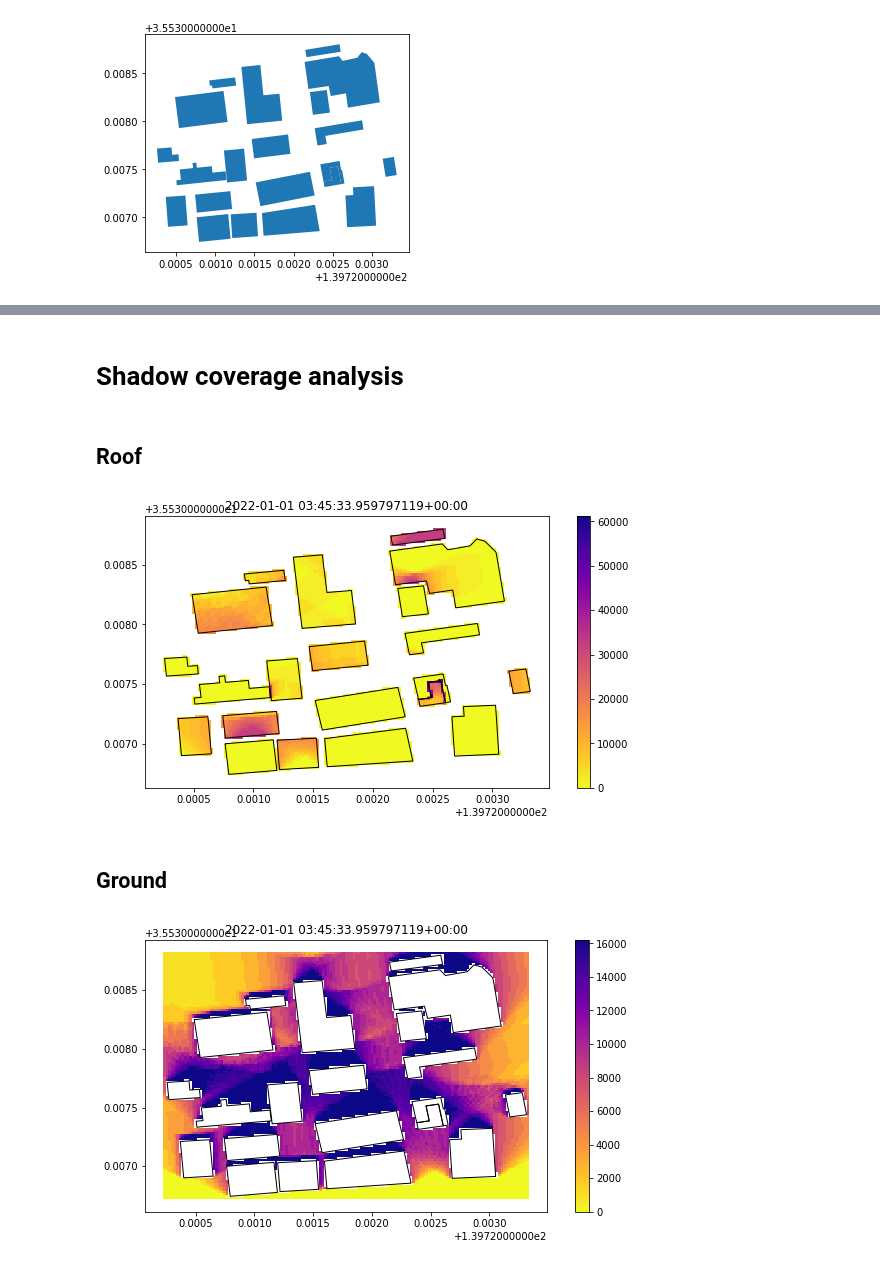
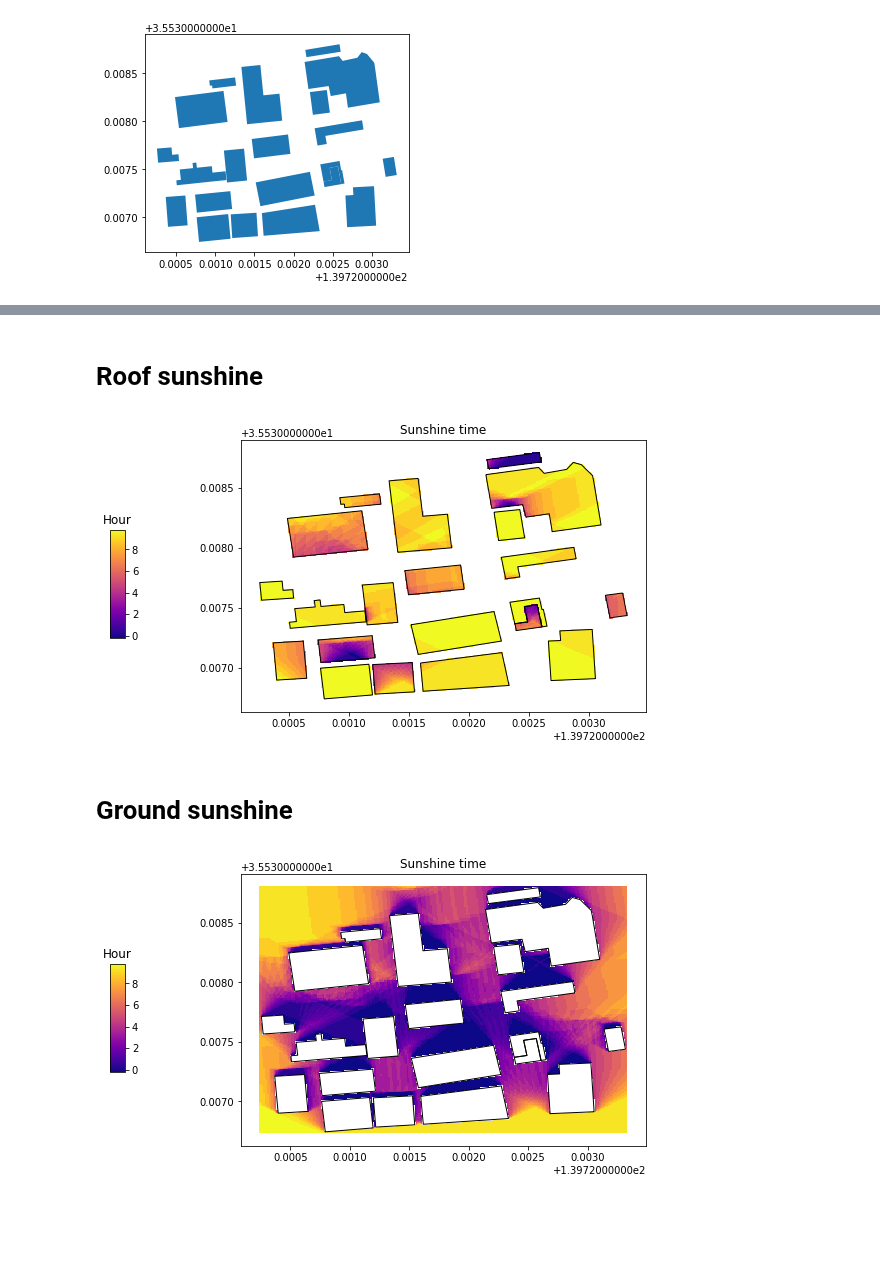
Before and after one commit to ni1o1/pybdshadow, a Jupyter notebook: example/example-analysis.ipynb, the cells around one changed output, grey strips where cells are left out. Cells and saved outputs as stored; diff of their text form; code cells hidden in the pictures; blank space fills up the shorter version.

```diff
--- a/example/example-analysis.ipynb
+++ b/example/example-analysis.ipynb
@@ -50,2 +19,0 @@ plt.show()
-# %% [markdown]
-# Shadow coverage analysis
@@ -57,2 +20,2 @@ shadows = pybdshadow.cal_sunshadows(buildings,dates = [day],gap=1800)
 # %% [markdown]
-## Roof
+# Roof sunshine
@@ -59,40 +24,50 @@ shadows = pybdshadow.cal_sunshadows(buildings,dates = [day],gap=1800)
 # %%
-#Grid analysis of shadow cover duration(roof).
-bdgrids = pybdshadow.cal_shadowcoverage(shadows,buildings,gap = 1800,accuracy=2)
 
-#Visualize buildings and shadows using matplotlib
+
+#Visualize buildings and sunshine using matplotlib
 import matplotlib.pyplot as plt
 fig = plt.figure(1,(10,5))
 ax = plt.subplot(111)
 
-#Roof shadows
-bdgrids.plot(ax = ax,cmap = 'plasma_r',column = 'time',alpha = 1,legend = True)
+cax = plt.axes([0.05, 0.33, 0.02, 0.3])
+plt.title('Hour')
 
-#buildings
+#Ground sunshine
+sunshine.plot(ax = ax,cmap = 'plasma',column ='Hour',alpha = 1,legend = True,cax = cax,)
+
+#Buildings
 buildings.plot(ax = ax,edgecolor='k',facecolor=(0,0,0,0))
 
-plt.title(date)
+
+plt.sca(ax)
+plt.title('Sunshine time')
+
 plt.show()
 # %% [output]
-[figure, old version]
+[figure, new version]
 # %% [markdown]
-## Ground
+# Ground sunshine
+# %%
+sunshine = pybdshadow.cal_sunshine(buildings, day='2022-01-01', roof=False, accuracy=1, gap=1800)
 # %%
-#Grid analysis of shadow cover duration(ground).
-bdgrids = pybdshadow.cal_shadowcoverage(shadows,buildings,roof=False,gap = 900,accuracy=2)
-
-#Visualize buildings and shadows using matplotlib
+#Visualize buildings and sunshine using matplotlib
 import matplotlib.pyplot as plt
 fig = plt.figure(1,(10,5))
 ax = plt.subplot(111)
 
-#Roof shadows
-bdgrids.plot(ax = ax,cmap = 'plasma_r',column = 'time',alpha = 1,legend = True)
+cax = plt.axes([0.05, 0.33, 0.02, 0.3])
+plt.title('Hour')
 
-#buildings
+#Ground sunshine
+sunshine.plot(ax = ax,cmap = 'plasma',column ='Hour',alpha = 1,legend = True,cax = cax,)
+
+#Buildings
 buildings.plot(ax = ax,edgecolor='k',facecolor=(0,0,0,0))
 
-plt.title(date)
+
+plt.sca(ax)
+plt.title('Sunshine time')
+
 plt.show()
 # %% [output]
-[figure, old version]
+[figure, new version]
```
Also changed, not shown: parts of 14 cells of this notebook, 4 other files.
